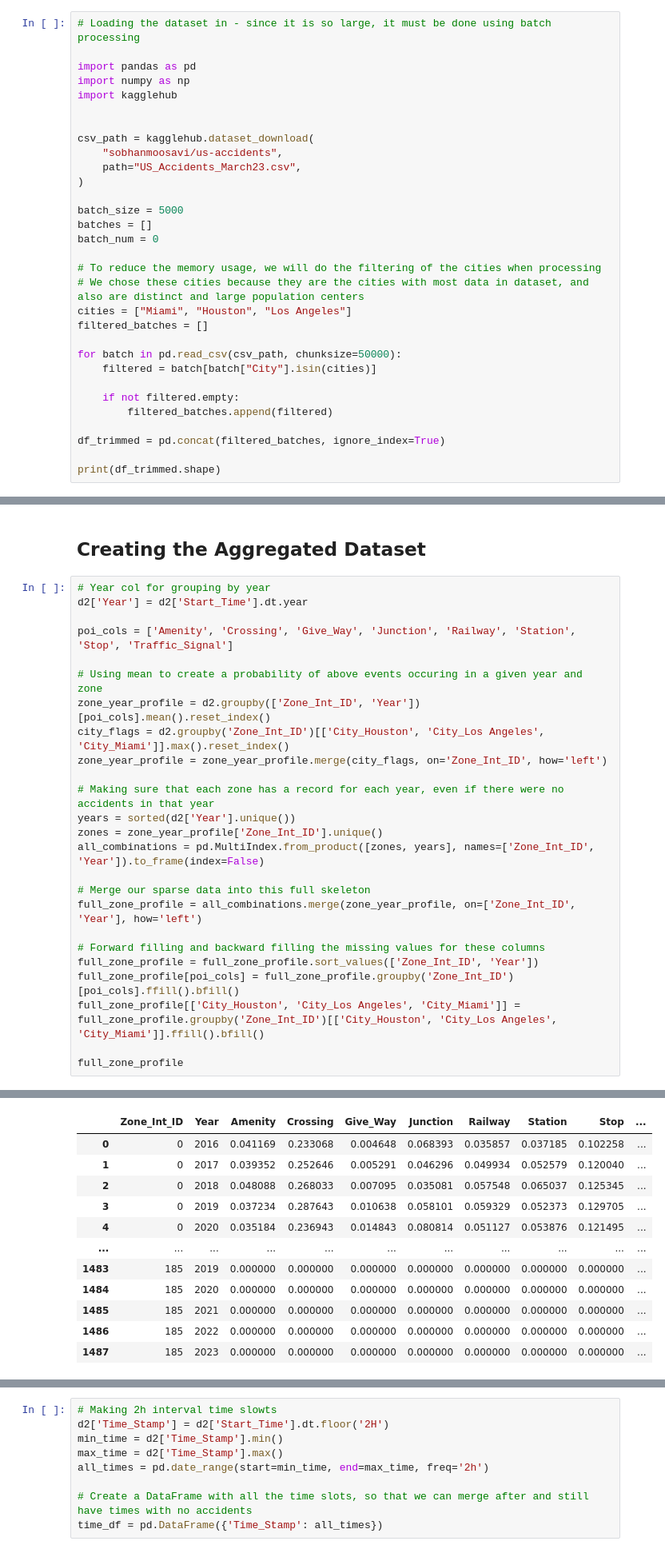
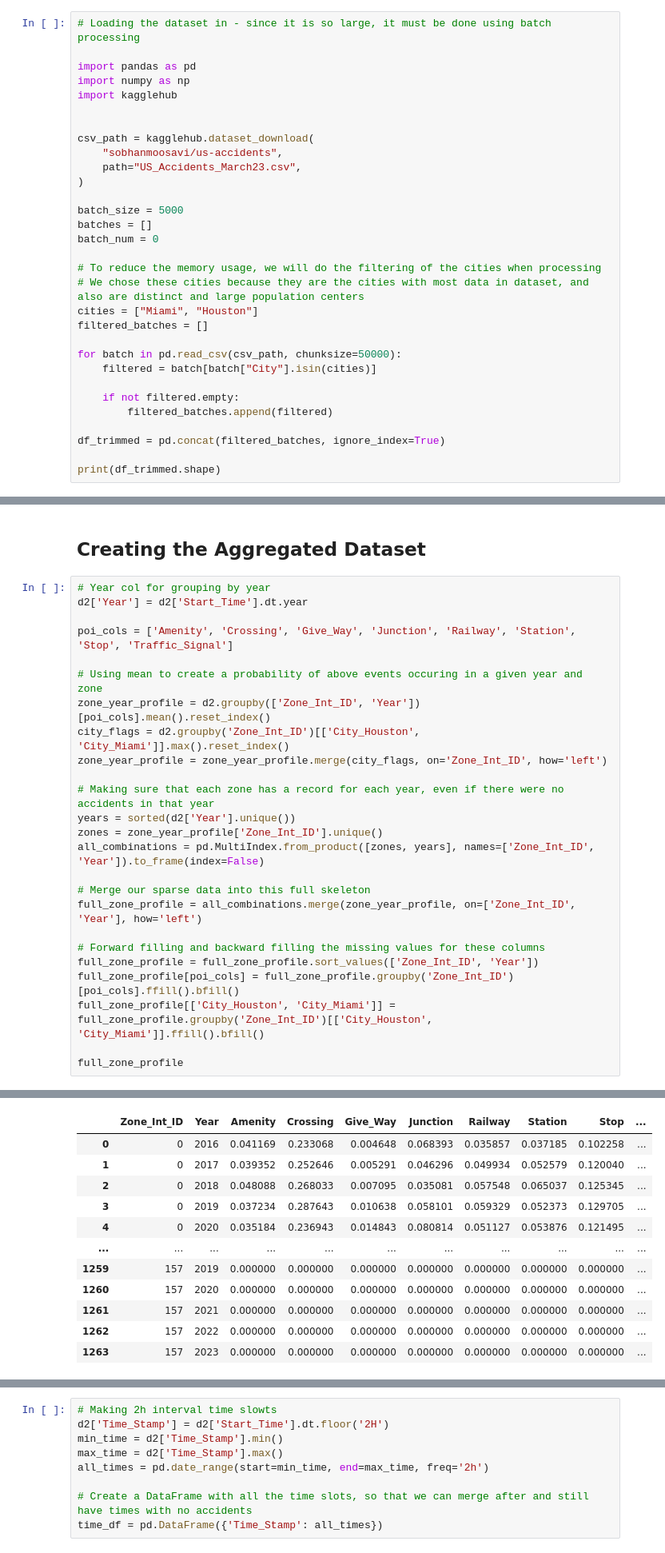
Before and after one commit to manand05/traffic-accident-risk-prediction, a Jupyter notebook: dataset_preprocessing.ipynb, the cells around one changed output, grey strips where cells are left out. Shown at 80% size. Cells and saved outputs as stored; diff of their text form.

```diff
--- a/dataset_preprocessing.ipynb
+++ b/dataset_preprocessing.ipynb
@@ -17,7 +17,7 @@ batch_num = 0
 
 # To reduce the memory usage, we will do the filtering of the cities when processing
 # We chose these cities because they are the cities with most data in dataset, and also are distinct and large population centers
-cities = ["Miami", "Houston", "Los Angeles"]
+cities = ["Miami", "Houston"]
 filtered_batches = []
 
 for batch in pd.read_csv(csv_path, chunksize=50000):
@@ -389,37 +387,37 @@ fig.show()
 d2['Year'] = d2['Start_Time'].dt.year
 
 poi_cols = ['Amenity', 'Crossing', 'Give_Way', 'Junction', 'Railway', 'Station', 'Stop', 'Traffic_Signal']
 
 # Using mean to create a probability of above events occuring in a given year and zone
 zone_year_profile = d2.groupby(['Zone_Int_ID', 'Year'])[poi_cols].mean().reset_index()
-city_flags = d2.groupby('Zone_Int_ID')[['City_Houston', 'City_Los Angeles', 'City_Miami']].max().reset_index()
+city_flags = d2.groupby('Zone_Int_ID')[['City_Houston', 'City_Miami']].max().reset_index()
 zone_year_profile = zone_year_profile.merge(city_flags, on='Zone_Int_ID', how='left')
 
 # Making sure that each zone has a record for each year, even if there were no accidents in that year
 years = sorted(d2['Year'].unique())
 zones = zone_year_profile['Zone_Int_ID'].unique()
 all_combinations = pd.MultiIndex.from_product([zones, years], names=['Zone_Int_ID', 'Year']).to_frame(index=False)
 
 # Merge our sparse data into this full skeleton
 full_zone_profile = all_combinations.merge(zone_year_profile, on=['Zone_Int_ID', 'Year'], how='left')
 
 # Forward filling and backward filling the missing values for these columns
 full_zone_profile = full_zone_profile.sort_values(['Zone_Int_ID', 'Year'])
 full_zone_profile[poi_cols] = full_zone_profile.groupby('Zone_Int_ID')[poi_cols].ffill().bfill()
-full_zone_profile[['City_Houston', 'City_Los Angeles', 'City_Miami']] = full_zone_profile.groupby('Zone_Int_ID')[['City_Houston', 'City_Los Angeles', 'City_Miami']].ffill().bfill()
+full_zone_profile[['City_Houston', 'City_Miami']] = full_zone_profile.groupby('Zone_Int_ID')[['City_Houston', 'City_Miami']].ffill().bfill()
 
 full_zone_profile
 # %% [output]
 Downcasting object dtype arrays on .fillna, .ffill, .bfill is deprecated and will change in a future version. Call result.infer_objects(copy=False) instead. To opt-in to the future behavior, set `pd.s ...
 |  | Zone_Int_ID | Year | Amenity | Crossing | Give_Way | Junction | Railway | Station | Stop | ... |
 | 0 | 0 | 2016 | 0.041169 | 0.233068 | 0.004648 | 0.068393 | 0.035857 | 0.037185 | 0.102258 | ... |
 | 1 | 0 | 2017 | 0.039352 | 0.252646 | 0.005291 | 0.046296 | 0.049934 | 0.052579 | 0.120040 | ... |
 | 2 | 0 | 2018 | 0.048088 | 0.268033 | 0.007095 | 0.035081 | 0.057548 | 0.065037 | 0.125345 | ... |
 | 3 | 0 | 2019 | 0.037234 | 0.287643 | 0.010638 | 0.058101 | 0.059329 | 0.052373 | 0.129705 | ... |
 | 4 | 0 | 2020 | 0.035184 | 0.236943 | 0.014843 | 0.080814 | 0.051127 | 0.053876 | 0.121495 | ... |
 | ... | ... | ... | ... | ... | ... | ... | ... | ... | ... | ... |
-| 1483 | 185 | 2019 | 0.000000 | 0.000000 | 0.000000 | 0.000000 | 0.000000 | 0.000000 | 0.000000 | ... |
-| 1484 | 185 | 2020 | 0.000000 | 0.000000 | 0.000000 | 0.000000 | 0.000000 | 0.000000 | 0.000000 | ... |
-| 1485 | 185 | 2021 | 0.000000 | 0.000000 | 0.000000 | 0.000000 | 0.000000 | 0.000000 | 0.000000 | ... |
-| 1486 | 185 | 2022 | 0.000000 | 0.000000 | 0.000000 | 0.000000 | 0.000000 | 0.000000 | 0.000000 | ... |
-| 1487 | 185 | 2023 | 0.000000 | 0.000000 | 0.000000 | 0.000000 | 0.000000 | 0.000000 | 0.000000 | ... |
+| 1259 | 157 | 2019 | 0.000000 | 0.000000 | 0.000000 | 0.000000 | 0.000000 | 0.000000 | 0.000000 | ... |
+| 1260 | 157 | 2020 | 0.000000 | 0.000000 | 0.000000 | 0.000000 | 0.000000 | 0.000000 | 0.000000 | ... |
+| 1261 | 157 | 2021 | 0.000000 | 0.000000 | 0.000000 | 0.000000 | 0.000000 | 0.000000 | 0.000000 | ... |
+| 1262 | 157 | 2022 | 0.000000 | 0.000000 | 0.000000 | 0.000000 | 0.000000 | 0.000000 | 0.000000 | ... |
+| 1263 | 157 | 2023 | 0.000000 | 0.000000 | 0.000000 | 0.000000 | 0.000000 | 0.000000 | 0.000000 | ... |
```
Also changed, not shown: parts of 14 cells of this notebook, 2 other files.
